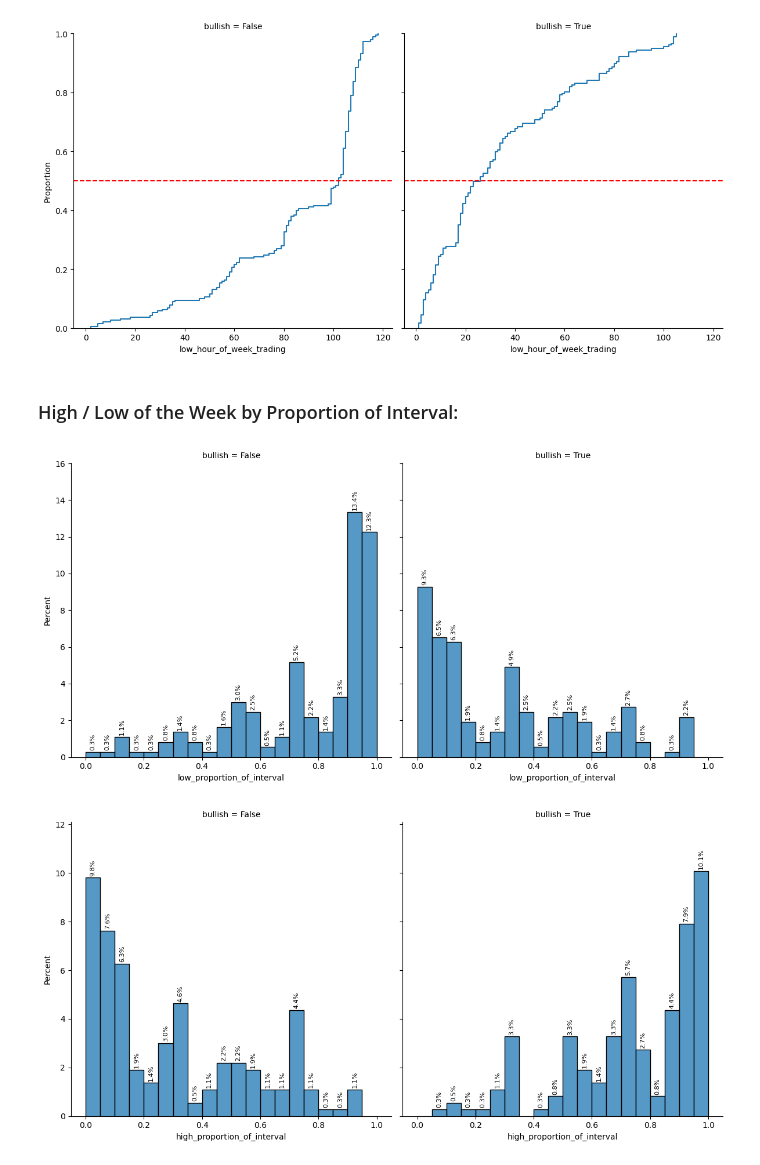
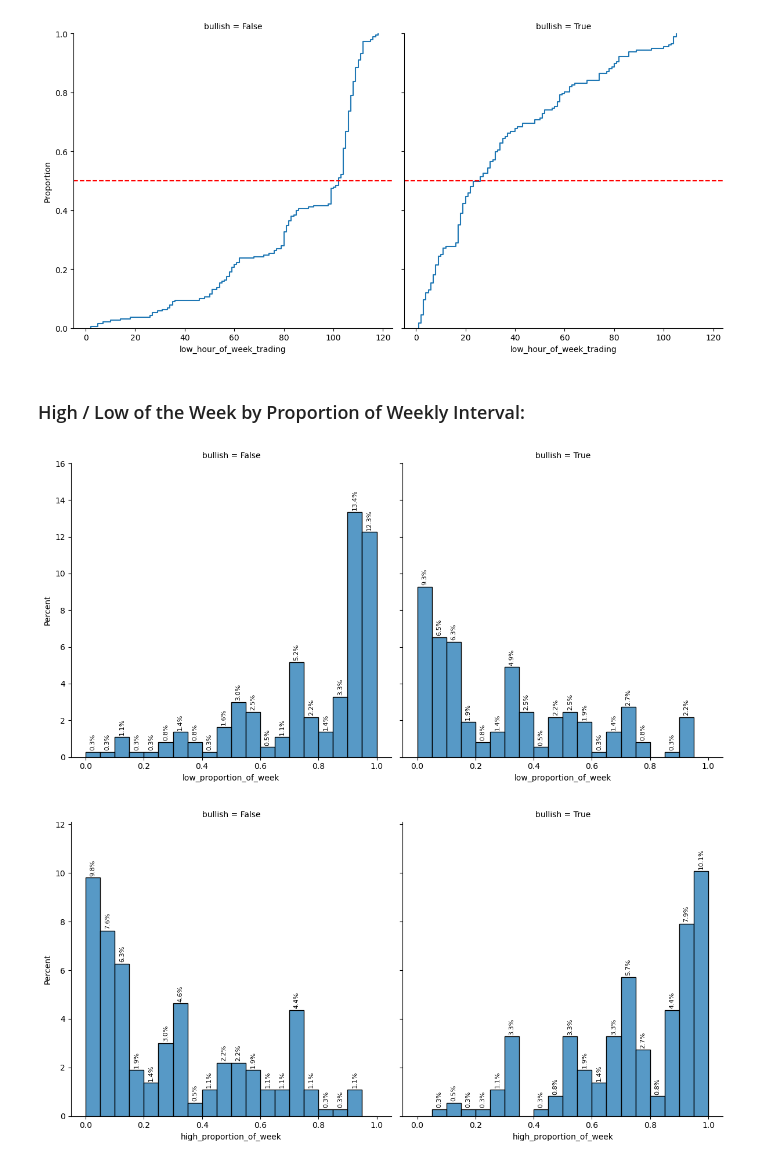
Before and after one commit to MattCollinge/algo-trading, a Jupyter notebook: notebooks/Feature Engineering.ipynb, the cells around one changed output. Cells and saved outputs as stored; diff of their text form; code cells hidden in the pictures.

```diff
--- a/notebooks/Feature Engineering.ipynb
+++ b/notebooks/Feature Engineering.ipynb
@@ -299,0 +306,34 @@ upbars = df_vis.bullish
+# %%
+instrument = 'EUR_USD'
+
+## Weekly:
+tf = 'W1'
+tf_minutes = 10080 #week
+# Load Data:
+df_weekly = loadIntervalDataframe(instrument, tf)
+# Create Features:
+df_weekly = featureEng(df_weekly, tf_minutes)
+
+## Daily:
+tf = 'D1'
+tf_minutes = 1440 #daily
+# Load Data:
+df_daily = loadIntervalDataframe(instrument, tf)
+# Create Features:
+df_daily = featureEng(df_daily, tf_minutes)
+
+## Hourly:
+# tf = 'H1'
+# tf_minutes = 60 #H1
+# Load Data:
+df_hourly = loadIntervalDataframe(instrument, tf)
+# Create Features:
+df_hourly = featureEng(df_hourly, tf_minutes)
+
+## M15:
+# tf = 'M15'
+# tf_minutes = 15 #H1
+# Load Data:
+df_m15 = loadIntervalDataframe(instrument, tf)
+# Create Features:
+df_m15 = featureEng(df_m15, tf_minutes)
@@ -349,19 +441,22 @@ g.map(plt.axhline, y=0.5, ls='--', c='red')
 [figure]
 [figure]
 # %% [markdown]
-### High / Low of the Week by Proportion of Interval:
+### High / Low of the Week by Proportion of Weekly Interval:
 # %%
-g = sns.displot(kind='hist', x=df_vis.low_proportion_of_interval, col=upbars, height=6, stat='percent', bins=20)
+df_vis = df_weekly
+upbars = df_vis.bullish
+
+g = sns.displot(kind='hist', x=df_vis.low_proportion_of_week, col=upbars, height=6, stat='percent', bins=20)
 add_lables(g)
 
-g = sns.displot(kind='hist', x=df_vis.high_proportion_of_interval, col=upbars, height=6, stat='percent', bins=20)
+g = sns.displot(kind='hist', x=df_vis.high_proportion_of_week, col=upbars, height=6, stat='percent', bins=20)
 add_lables(g)
 
-g = sns.displot(kind='hist', x=df_vis.low_proportion_of_interval, height=6, stat='percent', bins=20)
+g = sns.displot(kind='hist', x=df_vis.low_proportion_of_week, height=6, stat='percent', bins=20)
 add_lables(g)
 
-g = sns.displot(kind='hist', x=df_vis.high_proportion_of_interval, height=6, stat='percent', bins=20)
+g = sns.displot(kind='hist', x=df_vis.high_proportion_of_week, height=6, stat='percent', bins=20)
 add_lables(g)
 # %% [output]
-[figure, old version]
+[figure, new version]
-[figure, old version]
+[figure, new version]
```
Also changed, not shown: parts of 19 cells of this notebook, 2 other files.
